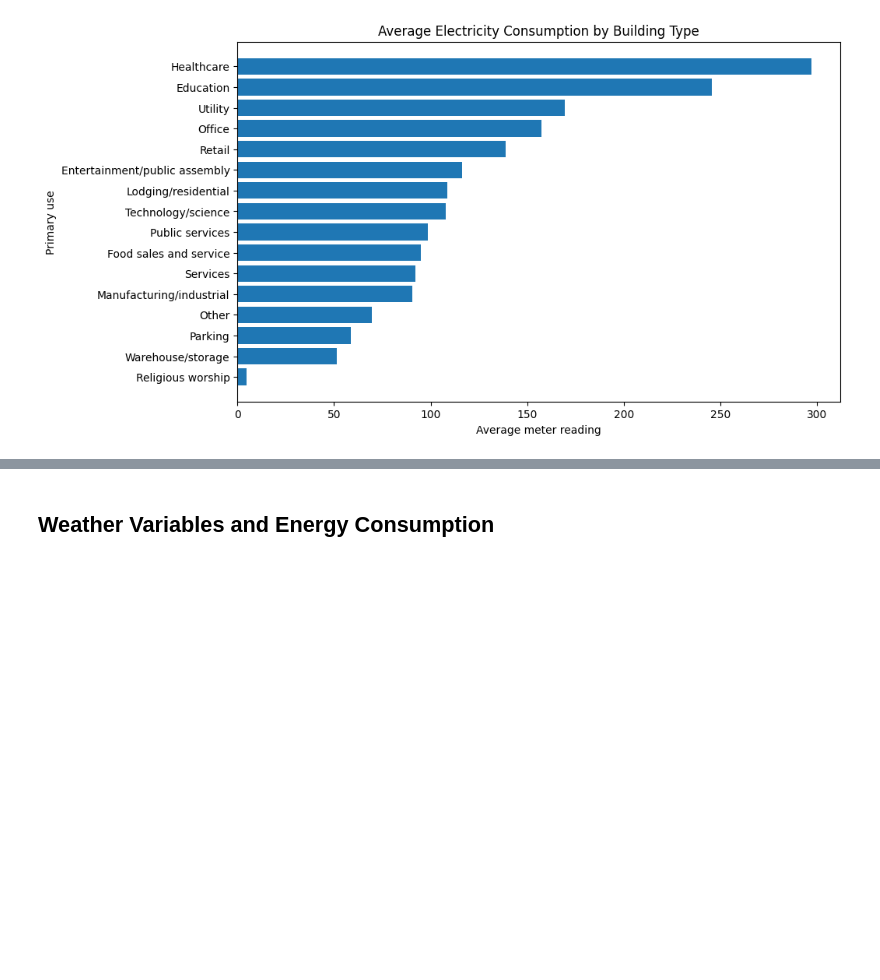
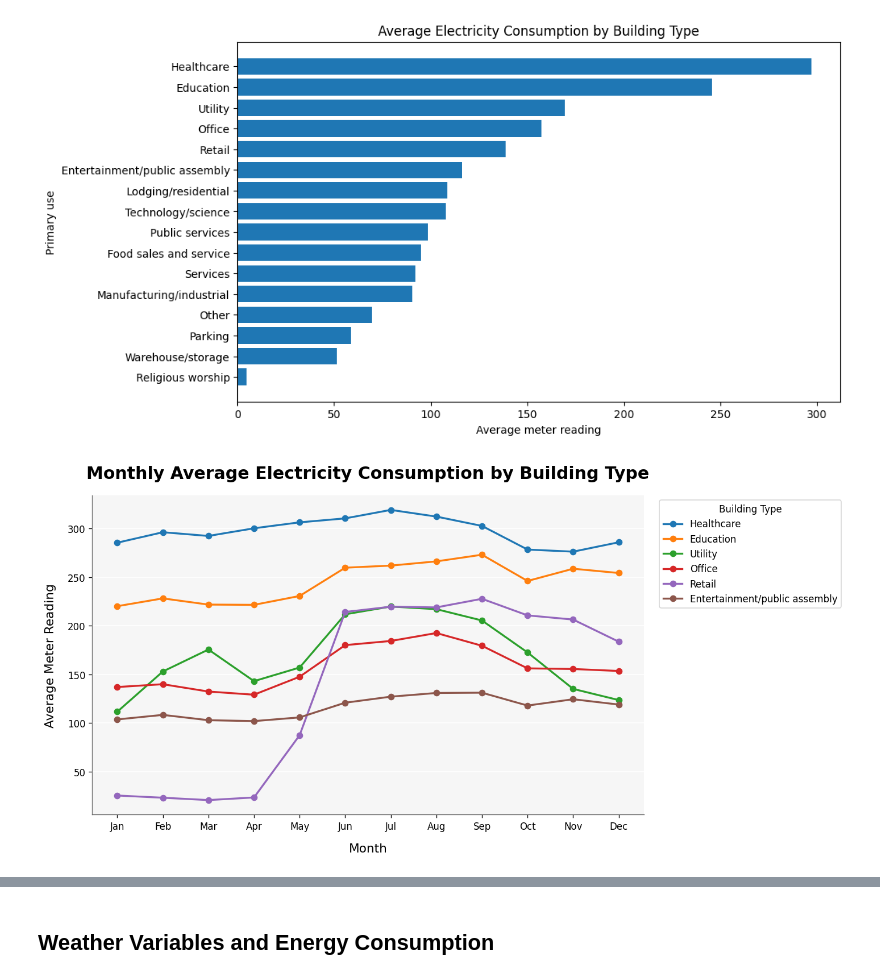
Before and after one commit to sonamrinjinsherpa/commercial-building-energy-prediction, a Jupyter notebook: notebooks/03_eda.ipynb, the cells around one changed output, grey strips where cells are left out. Saved outputs shown, nothing was run; the diff lists cells and outputs as text; code cells hidden in the pictures; blank space fills up the shorter version.

```diff
--- a/notebooks/03_eda.ipynb
+++ b/notebooks/03_eda.ipynb
@@ -250,3 +250,87 @@ ax.invert_yaxis()
 plt.show()
 # %% [output]
 [figure]
+# %%
+# Monthly average electricity consumption by building type
+# Uses the cleaned electricity dataset already loaded as `data`
+
+monthly_building_type_usage = (
+    data.groupby(["month", "primary_use"])["meter_reading"]
+    .mean()
+    .reset_index()
+)
+
+# Plot the six building types with the highest average electricity usage
+top_building_types = (
+    data.groupby("primary_use")["meter_reading"]
+    .mean()
+    .sort_values(ascending=False)
+    .head(6)
+    .index
+)
+
+monthly_top_building_types = monthly_building_type_usage[
+    monthly_building_type_usage["primary_use"].isin(top_building_types)
+].copy()
+
+fig, ax = plt.subplots(figsize=(12, 6), dpi=120)
+fig.patch.set_facecolor("white")
+ax.set_facecolor("#f6f6f6")
+
+for building_type in top_building_types:
+    subset = monthly_top_building_types[
+        monthly_top_building_types["primary_use"] == building_type
+    ].sort_values("month")
+
+    ax.plot(
+        subset["month"],
+        subset["meter_reading"],
+        marker="o",
+        linewidth=2,
+        label=building_type,
+    )
+
+ax.set_title(
+    "Monthly Average Electricity Consumption by Building Type",
+    fontsize=18,
+    weight="bold",
+    pad=18,
+)
+ax.set_xlabel("Month", fontsize=13, labelpad=12)
+ax.set_ylabel("Average Meter Reading", fontsize=13, labelpad=12)
+
+ax.set_xticks(range(1, 13))
+ax.set_xticklabels(
+    ["Jan", "Feb", "Mar", "Apr", "May", "Jun",
+     "Jul", "Aug", "Sep", "Oct", "Nov", "Dec"]
+)
+
+ax.tick_params(axis="x", labelsize=10)
+ax.tick_params(axis="y", labelsize=10)
+ax.yaxis.set_major_formatter(lambda x, pos: f"{int(x):,}")
+
+ax.spines["top"].set_visible(False)
+ax.spines["right"].set_visible(False)
+ax.spines["left"].set_color("#666666")
+ax.spines["bottom"].set_color("#666666")
+
+ax.grid(axis="y", color="white", linestyle="-", linewidth=1)
+ax.set_axisbelow(True)
+
+ax.legend(
+    title="Building Type",
+    bbox_to_anchor=(1.02, 1),
+    loc="upper left",
+)
+
+plt.tight_layout()
+
+fig.savefig(
+    figures_dir / "monthly_average_electricity_by_building_type.png",
+    dpi=150,
+    bbox_inches="tight",
+)
+
+plt.show()
+# %% [output]
+[figure, added]
```
Also changed, not shown: parts of 46 cells of this notebook, 11 other files.
